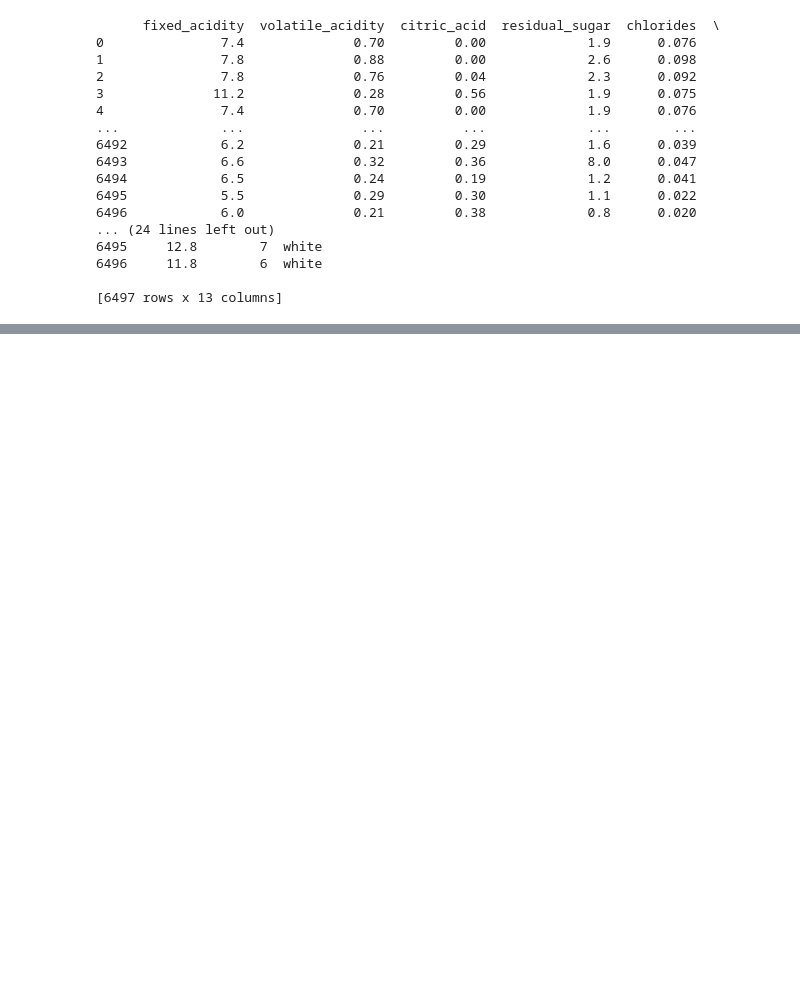
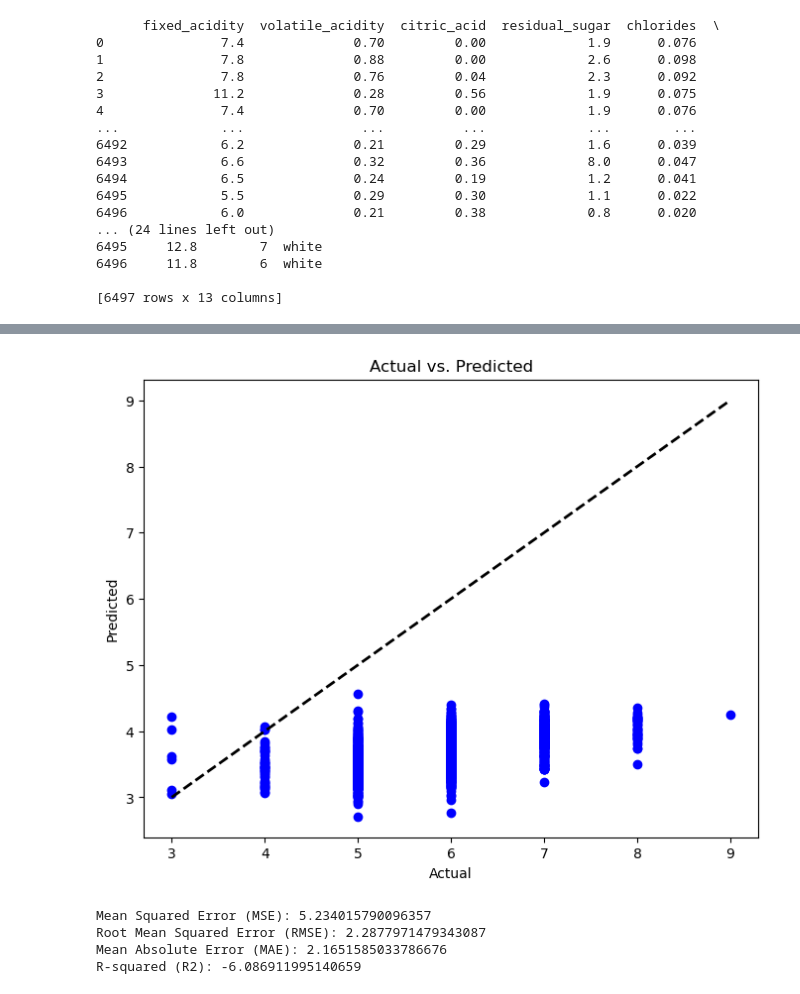
Before and after one commit to kjarjoura/INDE577, a Jupyter notebook: Supervised Learning/Gradient Descent/Gradient Descent.ipynb, the cells around one changed output, grey strips where cells are left out. Drawn from its saved outputs; the diff is of its cells as text; code cells hidden in the pictures; blank space fills up the shorter version.

```diff
--- a/Supervised Learning/Gradient Descent/Gradient Descent.ipynb
+++ b/Supervised Learning/Gradient Descent/Gradient Descent.ipynb
@@ -126,0 +192,29 @@ MSE: 1.0317251944849548
+# %%
+import matplotlib.pyplot as plt
+
+# Visualize the Predictions
+plt.figure(figsize=(8, 6))
+plt.scatter(y_test, y_pred_gd, color='blue')
+plt.plot([y_test.min(), y_test.max()], [y_test.min(), y_test.max()], 'k--', lw=2)
+plt.xlabel('Actual')
+plt.ylabel('Predicted')
+plt.title('Actual vs. Predicted')
+plt.show()
+# %% [output]
+[figure, added]
+# %%
+# Calculate Metrics
+mse = mean_squared_error(y_test, y_pred_gd)
+rmse = np.sqrt(mse)
+mae = mean_absolute_error(y_test, y_pred_gd)
+r2 = r2_score(y_test, y_pred_gd)
+
+print("Mean Squared Error (MSE):", mse)
+print("Root Mean Squared Error (RMSE):", rmse)
+print("Mean Absolute Error (MAE):", mae)
+print("R-squared (R2):", r2)
+# %% [output]
+Mean Squared Error (MSE): 5.234015790096357
+Root Mean Squared Error (RMSE): 2.2877971479343087
+Mean Absolute Error (MAE): 2.1651585033786676
+R-squared (R2): -6.086911995140659
```
Also changed, not shown: parts of 18 cells of this notebook, 1 other file.
